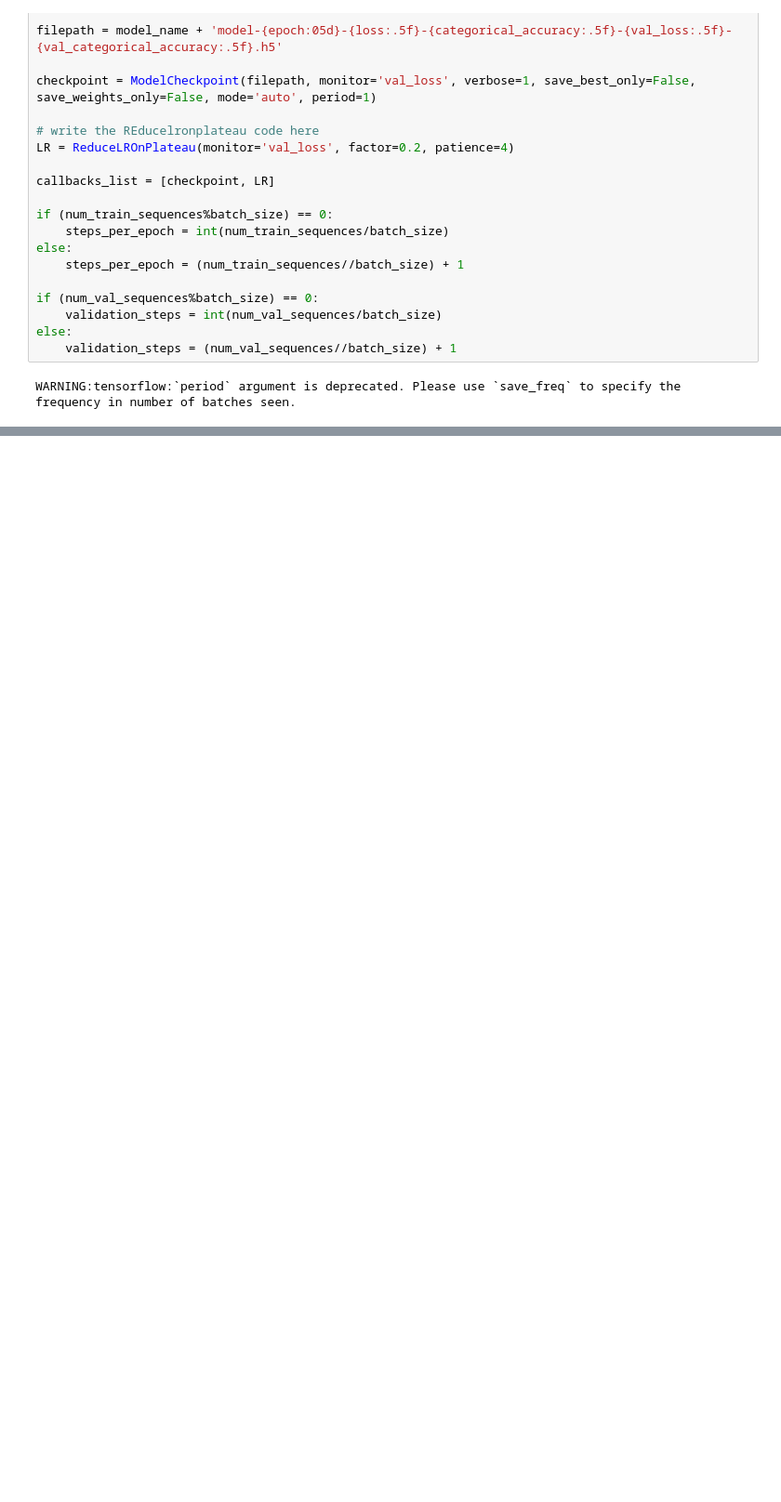
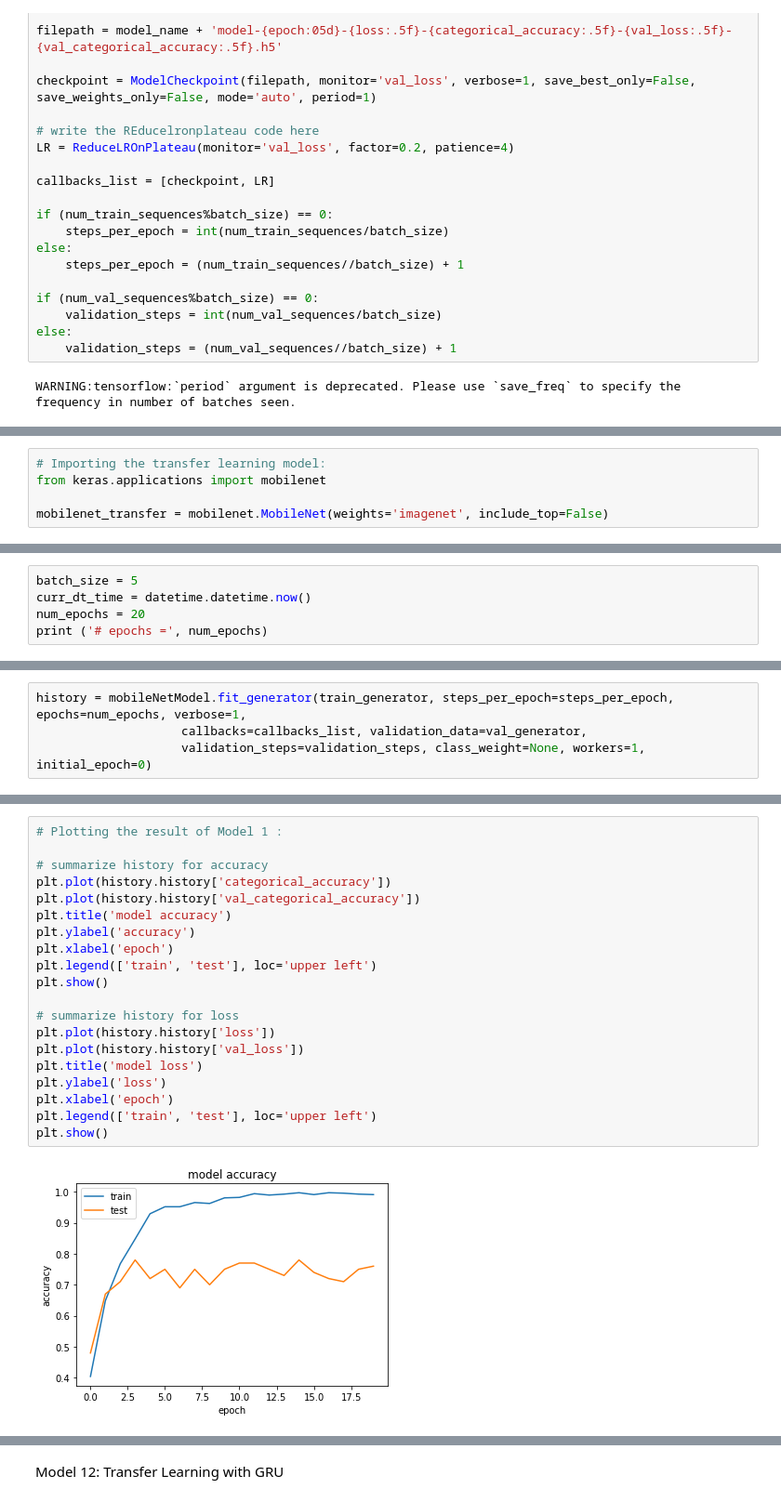
Before and after one commit to techsquad404/CNN_GestureDetection, a Jupyter notebook: CNN_Gesture_Recognition.ipynb, the cells around one changed output, grey strips where cells are left out. Shown: that part at 93% size. Drawn from its saved outputs; the diff is of its cells as text; blank space fills up the shorter version.

```diff
--- a/CNN_Gesture_Recognition.ipynb
+++ b/CNN_Gesture_Recognition.ipynb
@@ -1037,0 +1222,5 @@ Epoch 1/20
+# %%
+# Importing the transfer learning model:
+from keras.applications import mobilenet
+
+mobilenet_transfer = mobilenet.MobileNet(weights='imagenet', include_top=False)
@@ -1037,0 +1344,5 @@ Epoch 1/20
+# %%
+batch_size = 5
+curr_dt_time = datetime.datetime.now()
+num_epochs = 20
+print ('# epochs =', num_epochs)
@@ -1037,0 +1380,4 @@ Epoch 1/20
+# %%
+history = mobileNetModel.fit_generator(train_generator, steps_per_epoch=steps_per_epoch, epochs=num_epochs, verbose=1,
+                    callbacks=callbacks_list, validation_data=val_generator,
+                    validation_steps=validation_steps, class_weight=None, workers=1, initial_epoch=0)
@@ -1037,0 +1402,22 @@ Epoch 1/20
+# %%
+# Plotting the result of Model 1 :
+
+# summarize history for accuracy
+plt.plot(history.history['categorical_accuracy'])
+plt.plot(history.history['val_categorical_accuracy'])
+plt.title('model accuracy')
+plt.ylabel('accuracy')
+plt.xlabel('epoch')
+plt.legend(['train', 'test'], loc='upper left')
+plt.show()
+
+# summarize history for loss
+plt.plot(history.history['loss'])
+plt.plot(history.history['val_loss'])
+plt.title('model loss')
+plt.ylabel('loss')
+plt.xlabel('epoch')
+plt.legend(['train', 'test'], loc='upper left')
+plt.show()
+# %% [output]
+[figure, added]
@@ -1037,0 +1425,2 @@ Epoch 1/20
+# %% [markdown]
+Model 12: Transfer Learning with GRU
```
Also changed, not shown: parts of 20 cells of this notebook.
